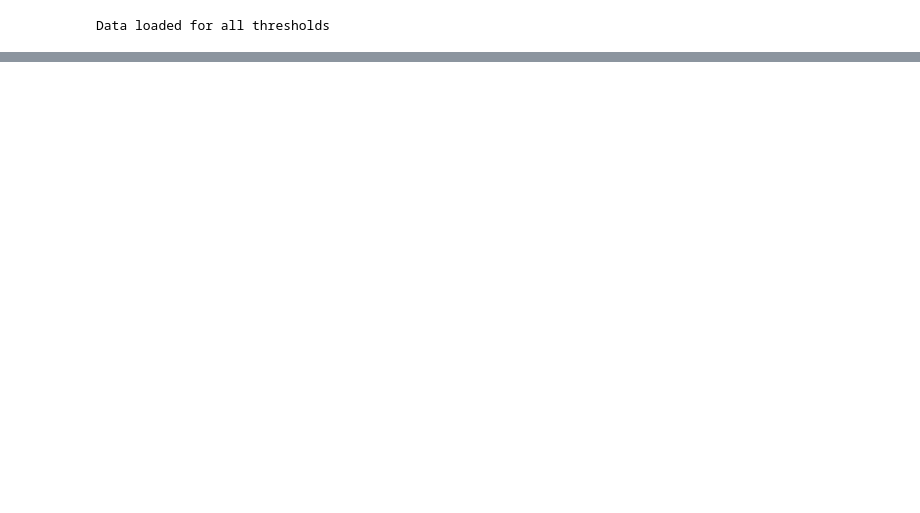
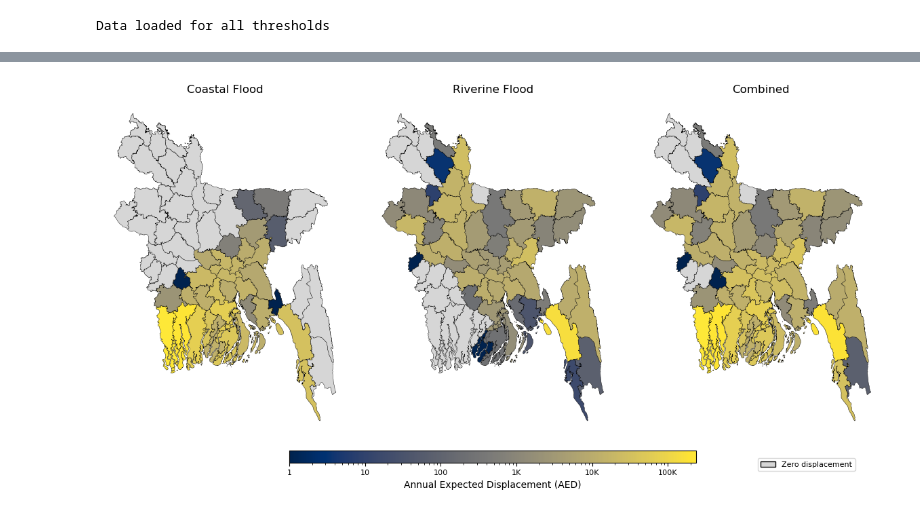
Before and after one commit to simonameiler/3MIP, a Jupyter notebook: scripts/bgd_displacement_visualization.ipynb, the cells around one changed output, grey strips where cells are left out. Cells and saved outputs as stored; diff of their text form; code cells hidden in the pictures; blank space fills up the shorter version.

```diff
--- a/scripts/bgd_displacement_visualization.ipynb
+++ b/scripts/bgd_displacement_visualization.ipynb
@@ -362,0 +368,91 @@ Figure saved to ../results/BGD_admin1_displacement_thresholds_AED.png
+# %%
+def plot_bgd_admin2_tripanel(coastal_gdf, riverine_gdf, combined_gdf, metric='AED', save=True):
+    """
+    Plot a 3-panel side-by-side map of Bangladesh admin2 displacement results.
+    """
+    plt.rcParams.update({
+        'font.size': 10, 'axes.titlesize': 10, 'axes.labelsize': 10,
+        'xtick.labelsize': 8, 'ytick.labelsize': 8, 'legend.fontsize': 8
+    })
+
+    fig, axes = plt.subplots(1, 3, figsize=(12, 6))
+
+    all_values = pd.concat([
+        coastal_gdf[metric].dropna(),
+        riverine_gdf[metric].dropna(),
+        combined_gdf[metric].dropna()
+    ])
+    all_values = all_values[all_values > 0]
+
+    if len(all_values) == 0:
+        print("No positive values found in data")
+        return
+
+    combined_min = max(1, all_values.min())
+    combined_max = all_values.max()
+
+    # Continuous log-scale colormap
+    cmap = 'cividis'
+    norm = LogNorm(vmin=combined_min, vmax=combined_max)
+
+    panels = [
+        (coastal_gdf, 'Coastal Flood'),
+        (riverine_gdf, 'Riverine Flood'),
+        (combined_gdf, 'Combined')
+    ]
+
+    for i, (gdf, title) in enumerate(panels):
+        ax = axes[i]
+        gdf = gdf.copy()
+        gdf['metric_category'] = gdf[metric].apply(
+            lambda x: 'zero' if x == 0 else ('value' if pd.notna(x) and x > 0 else 'missing')
+        )
+
+        value_gdf = gdf[gdf['metric_category'] == 'value']
+        if len(value_gdf) > 0:
+            value_gdf.plot(column=metric, ax=ax, cmap=cmap, norm=norm, edgecolor='black', linewidth=0.3)
+
+        zero_gdf = gdf[gdf['metric_category'] == 'zero']
+        if len(zero_gdf) > 0:
+            zero_gdf.plot(color='#d6d6d6', ax=ax, edgecolor='black', linewidth=0.3)
+
+        missing_gdf = gdf[gdf['metric_category'] == 'missing']
+        if len(missing_gdf) > 0:
+            missing_gdf.plot(color='#ffffff', ax=ax, edgecolor='black', linewidth=0.3)
+
+        ax.set_title(title, fontsize=12)
+        ax.set_axis_off()
+
+    cbar_ax = fig.add_axes([0.25, 0.08, 0.5, 0.03])
+    sm = plt.cm.ScalarMappable(cmap=cmap, norm=norm)
+    sm._A = []
+
+    # Set ticks at powers of 10
+    min_log = int(np.floor(np.log10(combined_min)))
+    max_log = int(np.ceil(np.log10(combined_max)))
+    ticks = [10**i for i in range(min_log, max_log + 1)]
+    cbar = fig.colorbar(sm, cax=cbar_ax, orientation='horizontal', ticks=ticks)
+
+    def format_number(n):
+        if n >= 1e6: return f'{n/1e6:.0f}M' if n % 1e6 == 0 else f'{n/1e6:.1f}M'
+        elif n >= 1e3: return f'{n/1e3:.0f}K' if n % 1e3 == 0 else f'{n/1e3:.1f}K'
+        else: return f'{n:.0f}'
+    cbar.set_ticklabels([format_number(t) for t in ticks])
+    cbar.set_label('Annual Expected Displacement (AED)', fontsize=10)
+
+    legend_elements = [Patch(facecolor='#d6d6d6', edgecolor='black', label='Zero displacement')]
+    fig.legend(handles=legend_elements, loc='lower right', bbox_to_anchor=(0.95, 0.05))
+
+    plt.tight_layout(rect=[0, 0.12, 1, 1])
+
+    if save:
+        save_fig_str = f'BGD_admin2_displacement_tripanel_{metric}.png'
+        plt.savefig(fig_save_path + save_fig_str, dpi=300, facecolor='w', edgecolor='w',
+                    format='png', bbox_inches='tight', pad_inches=0.1)
+        print(f"Figure saved to {fig_save_path + save_fig_str}")
+
+    plt.show()
+
+# Generate the admin2 3-panel plot (coastal / riverine / combined)
+plot_bgd_admin2_tripanel(coastal_admin2_merged, riverine_admin2_merged, combined_admin2_merged, metric='AED', save=True)
+# %% [output]
@@ -362,0 +460 @@ Figure saved to ../results/BGD_admin1_displacement_thresholds_AED.png
+[figure, added]
```
Also changed, not shown: parts of 7 cells of this notebook, 12 other files.
